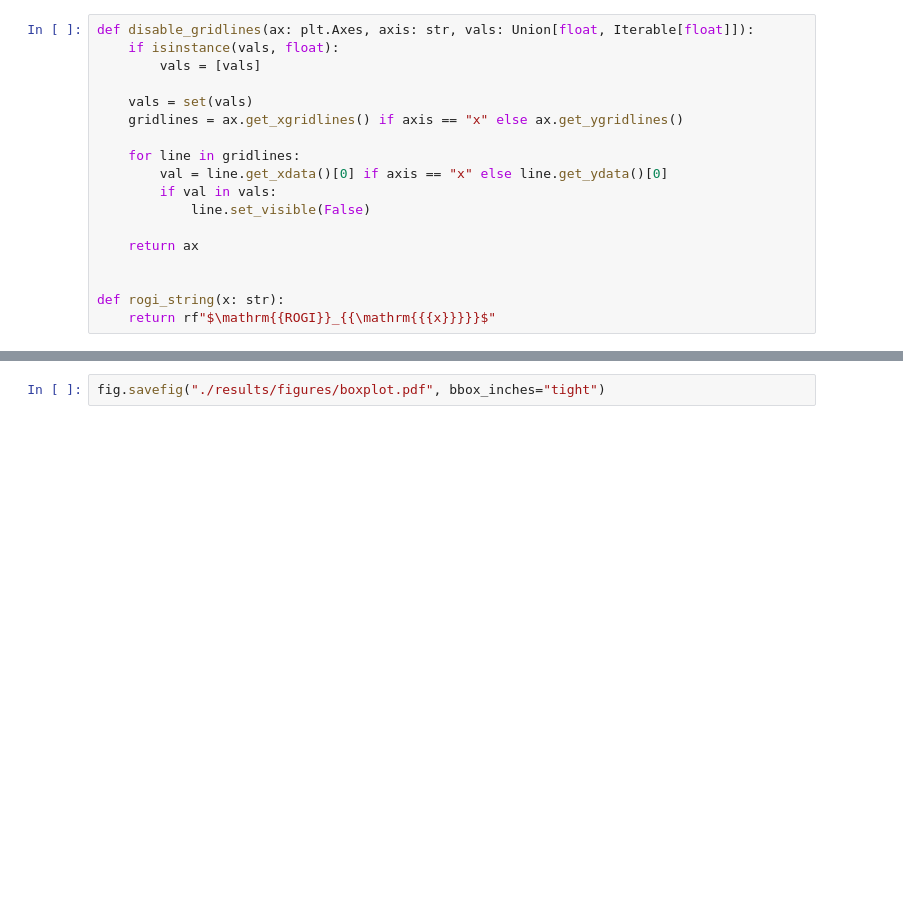
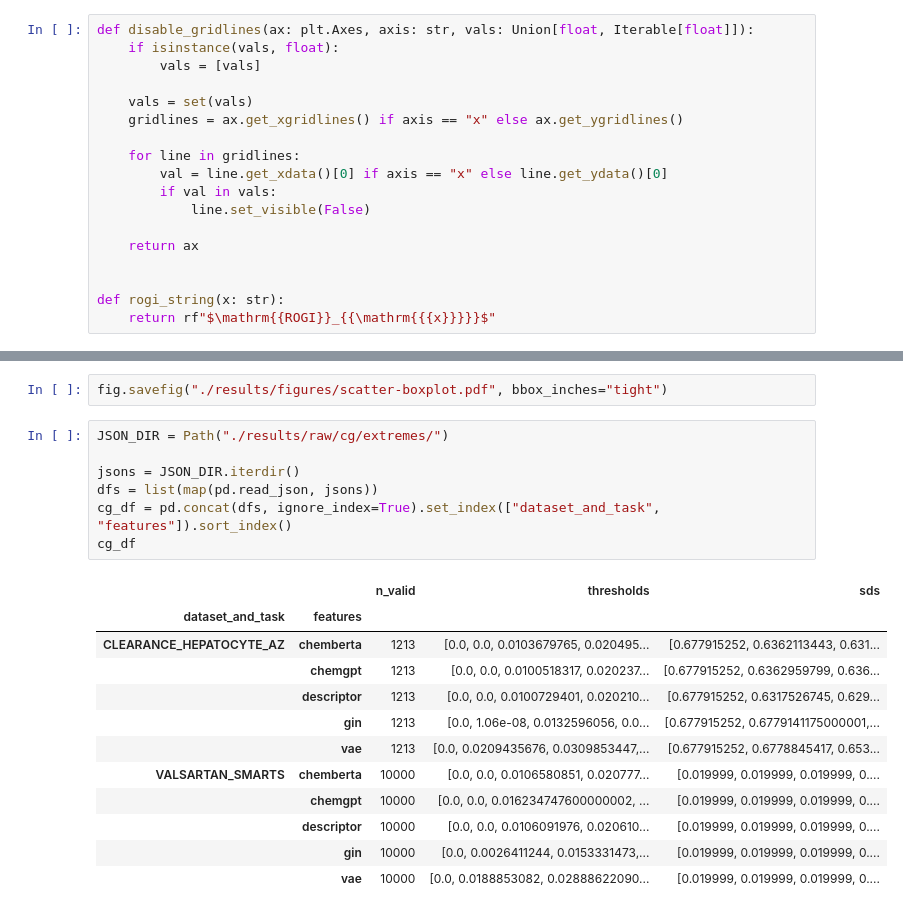
Before and after one commit to coleygroup/rogi-xd, a Jupyter notebook: plots.ipynb, the cells around one changed output, grey strips where cells are left out. Cells and saved outputs as stored; diff of their text form; blank space fills up the shorter version.

```diff
--- a/plots.ipynb
+++ b/plots.ipynb
@@ -198,2 +177,22 @@ fig
 # %%
-fig.savefig("./results/figures/boxplot.pdf", bbox_inches="tight")
+fig.savefig("./results/figures/scatter-boxplot.pdf", bbox_inches="tight")
+# %%
+JSON_DIR = Path("./results/raw/cg/extremes/")
+
+jsons = JSON_DIR.iterdir()
+dfs = list(map(pd.read_json, jsons))
+cg_df = pd.concat(dfs, ignore_index=True).set_index(["dataset_and_task", "features"]).sort_index()
+cg_df
+# %% [output]
+|  |  | n_valid | thresholds | sds |
+| dataset_and_task | features |  |  |  |
+| CLEARANCE_HEPATOCYTE_AZ | chemberta | 1213 | [0.0, 0.0, 0.0103679765, 0.020495... | [0.677915252, 0.6362113443, 0.631... |
+|  | chemgpt | 1213 | [0.0, 0.0, 0.0100518317, 0.020237... | [0.677915252, 0.6362959799, 0.636... |
+|  | descriptor | 1213 | [0.0, 0.0, 0.0100729401, 0.020210... | [0.677915252, 0.6317526745, 0.629... |
+|  | gin | 1213 | [0.0, 1.06e-08, 0.0132596056, 0.0... | [0.677915252, 0.6779141175000001,... |
+|  | vae | 1213 | [0.0, 0.0209435676, 0.0309853447,... | [0.677915252, 0.6778845417, 0.653... |
+| VALSARTAN_SMARTS | chemberta | 10000 | [0.0, 0.0, 0.0106580851, 0.020777... | [0.019999, 0.019999, 0.019999, 0.... |
+|  | chemgpt | 10000 | [0.0, 0.0, 0.016234747600000002, ... | [0.019999, 0.019999, 0.019999, 0.... |
+|  | descriptor | 10000 | [0.0, 0.0, 0.0106091976, 0.020610... | [0.019999, 0.019999, 0.019999, 0.... |
+|  | gin | 10000 | [0.0, 0.0026411244, 0.0153331473,... | [0.019999, 0.019999, 0.019999, 0.... |
+|  | vae | 10000 | [0.0, 0.0188853082, 0.02888622090... | [0.019999, 0.019999, 0.019999, 0.... |
```
Also changed, not shown: parts of 14 cells of this notebook, 6 other files.
